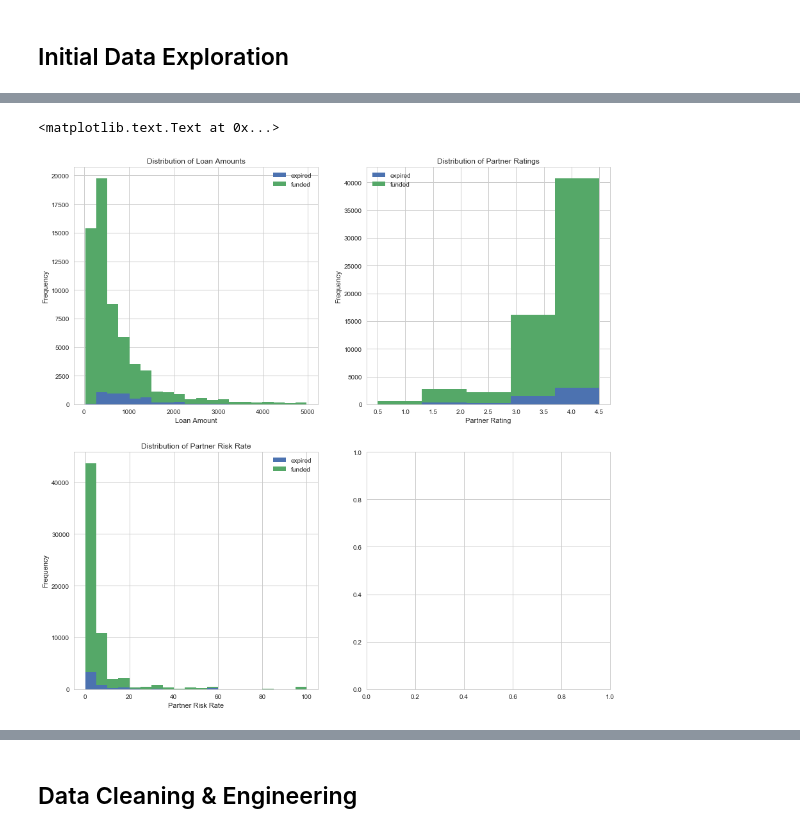
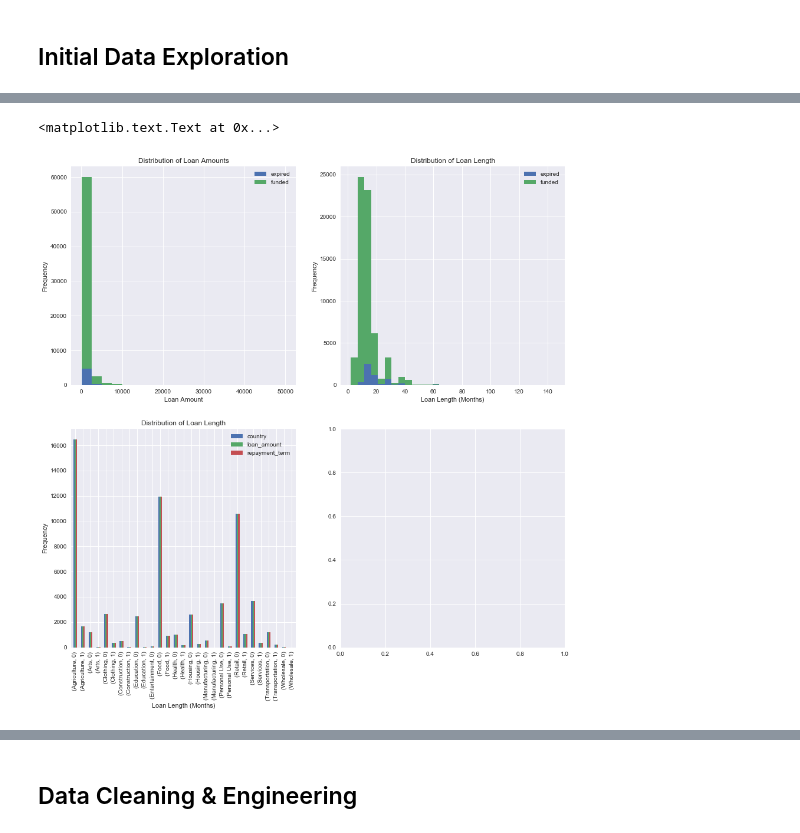
Before and after one commit to nanafwu/kiva-loan-classification, a Jupyter notebook: Kiva_Loan_Classification.ipynb, the cells around one changed output, grey strips where cells are left out. Cells and saved outputs as stored; diff of their text form; code cells hidden in the pictures.

```diff
--- a/Kiva_Loan_Classification.ipynb
+++ b/Kiva_Loan_Classification.ipynb
@@ -22,7 +26,6 @@ pd.set_option('display.max_columns', None)
 # %%
 cnx = create_engine('postgresql://ubuntu:ubuntu@ec2-13-59-36-9.us-east-2.compute.amazonaws.com:5432/ubuntu')
-query = '''SELECT * FROM loan_view'''
-#query = '''SELECT * FROM loan_view LIMIT 10000'''
+query = 'SELECT * FROM loan_view'
 df = pd.read_sql_query(query, cnx)
 # %% [markdown]
 ## Initial Data Exploration
@@ -77,48 +76,38 @@ All columns: ['id' 'name' 'funded_amount' 'funded_date' 'planned_expiration_date
 # %%
 # Explore training data
-# TODO: Change to X_train status
 # PLOT expiration rate by countries
-df_status = pd.DataFrame({'loan_amount': X_train.loan_amount,
-                          'partner_rating': X_train.partner_rating,
+train_status = pd.DataFrame({'loan_amount': X_train.loan_amount,
+                          'repayment_term': X_train.terms_repayment_term,
                           'country': X_train.country,
-                          'partner_loans_at_risk_rate': X_train.partner_loans_at_risk_rate,
+                          'sector': X_train.sector,
                           'status': y_train})
-df_expired = df_status.groupby('status').get_group(1)
-df_funded = df_status.groupby('status').get_group(0)
+train_expired = train_status.groupby('status').get_group(1)
+train_funded = train_status.groupby('status').get_group(0)
 
 fig, ax = plt.subplots(2, 2, figsize=(15, 15))
 
 # Loan Amounts
 pd.DataFrame({
-    'expired': df_expired.loan_amount,
-    'funded': df_funded.loan_amount
+    'expired': train_expired.loan_amount,
+    'funded': train_funded.loan_amount
 }).plot.hist(ax=ax[0,0], stacked=True, bins=20)
 ax[0][0].set_title('Distribution of Loan Amounts')
 ax[0][0].set_ylabel('Frequency')
 ax[0][0].set_xlabel('Loan Amount')
 
-# Partner Rating
+# Repayment Terms
 pd.DataFrame({
-    'expired': df_expired[~np.isnan(df_expired.partner_rating)].partner_rating,
-    'funded': df_funded[~np.isnan(df_funded.partner_rating)].partner_rating
-}).plot.hist(ax=ax[0,1], stacked=True, bins=5)
-ax[0][1].set_title('Distribution of Partner Ratings')
+    'expired': train_expired[~np.isnan(train_expired.repayment_term)].repayment_term,
+    'funded': train_funded[~np.isnan(train_funded.repayment_term)].repayment_term
+}).plot.hist(ax=ax[0,1], stacked=True, bins=30)
+ax[0][1].set_title('Distribution of Loan Length')
 ax[0][1].set_ylabel('Frequency')
-ax[0][1].set_xlabel('Partner Rating')
+ax[0][1].set_xlabel('Loan Length (Months)')
 
-# Distribution of Gender
-
-
-# partner_loans_at_risk_rate
-pd.DataFrame({
-    'expired': df_expired.partner_loans_at_risk_rate,
-    'funded': df_funded.partner_loans_at_risk_rate
-}).plot.hist(ax=ax[1,0], stacked=True, bins=20)
-ax[1][0].set_title('Distribution of Partner Risk Rate')
+train_status.groupby(['sector', 'status']).count().plot(kind='bar', ax=ax[1,0])
+ax[1][0].set_title('Distribution of Loan Length')
 ax[1][0].set_ylabel('Frequency')
-ax[1][0].set_xlabel('Partner Risk Rate')
-
-# Country
+ax[1][0].set_xlabel('Loan Length (Months)')
 # %% [output]
 <matplotlib.text.Text at 0x...>
-[figure, old version]
+[figure, new version]
```
Also changed, not shown: parts of 38 cells of this notebook, 2 other files.
